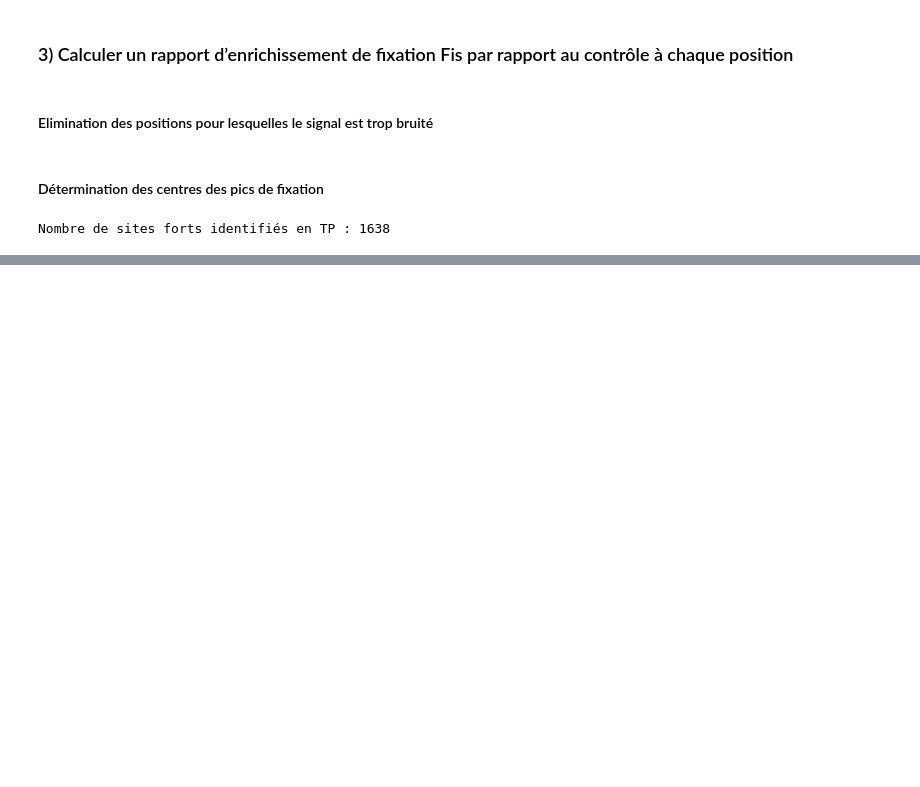
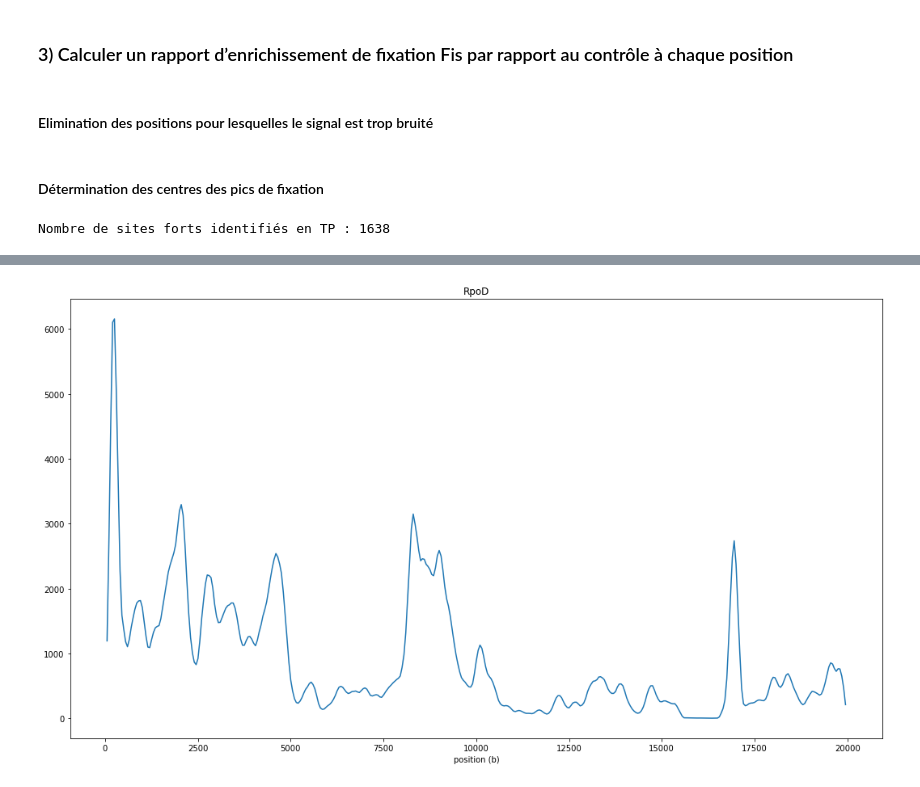
Before and after one commit to neonicoo/TP_ChIP-Seq_4BiM, a Jupyter notebook: TP_ChIP-Seq_4BiM.ipynb, the cells around one changed output, grey strips where cells are left out. Drawn from its saved outputs; the diff is of its cells as text; code cells hidden in the pictures; blank space fills up the shorter version.

```diff
--- a/TP_ChIP-Seq_4BiM.ipynb
+++ b/TP_ChIP-Seq_4BiM.ipynb
@@ -368,0 +476,11 @@ Nombre de sites forts identifiés en TP : 1638
+# %%
+p = 50 # lissage sur 100 pb
+plt.figure(figsize = (18, 10))
+lpos, lcov = lissage_reduction(pos,cov, p)
+idx1 = int((20000-1)/p)
+plt.plot(lpos[0:idx1],lcov[0:idx1])
+plt.title("RpoD")
+plt.xlabel("position (b)")
+plt.show()
+# %% [output]
+[figure, added]
```
Also changed, not shown: parts of 17 cells of this notebook.
